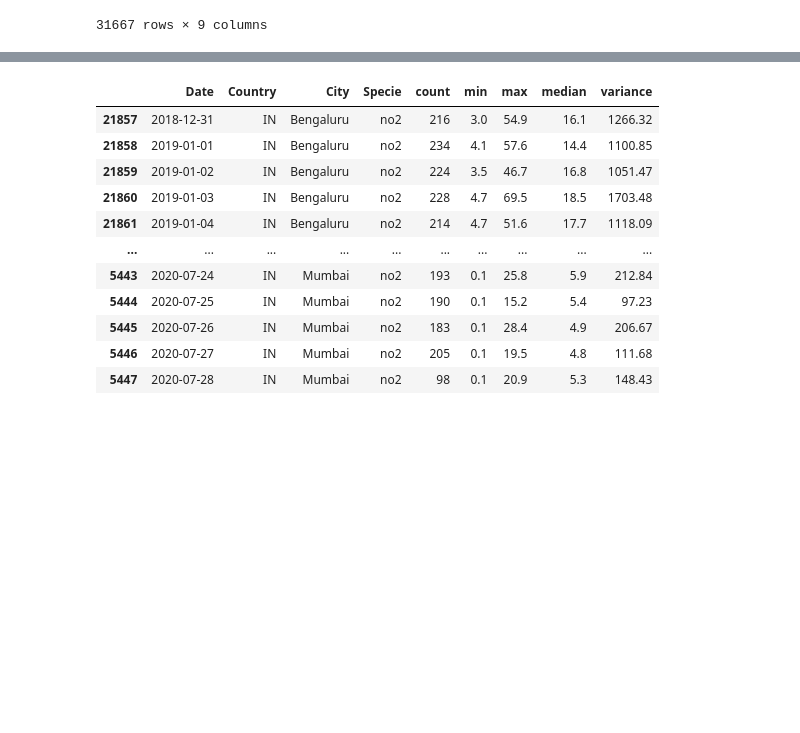
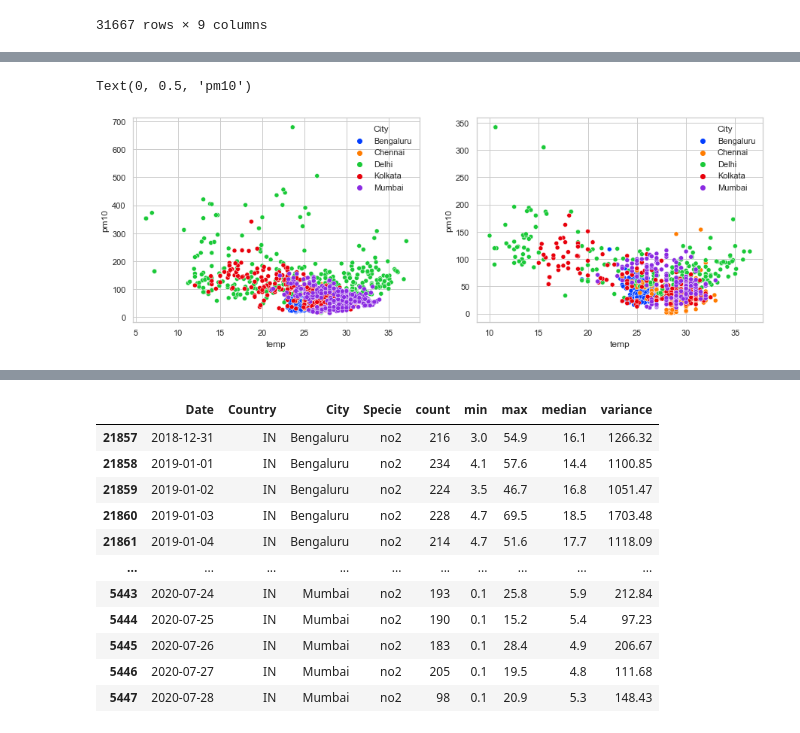
Before and after one commit to algoasylum/ExploringTheUnseen, a Jupyter notebook: code/TemperaturePlots.ipynb, the cells around one changed output, grey strips where cells are left out. Saved outputs shown, nothing was run; the diff lists cells and outputs as text; code cells hidden in the pictures; blank space fills up the shorter version.

```diff
--- a/code/TemperaturePlots.ipynb
+++ b/code/TemperaturePlots.ipynb
@@ -88,12 +108,14 @@ df_temp=df[df['Specie'].isin(['temperature'])]
 df_dew=df[df['Specie'].isin(['dew'])]
 df_hum=df[df['Specie'].isin(['humidity'])]
 df25 = df[df['Specie'].isin(['pm25'])]
+df10 = df[df['Specie'].isin(['pm10'])]
 dfno2= df[df['Specie'].isin(['no2'])]
 dfso2= df[df['Specie'].isin(['so2'])]
 # %%
 df_temp_25=df_temp.merge(df25,on=['City','Date','Country'])
 df_dew_25=df_dew.merge(df25,on=['City','Date','Country'])
 d_hum_25=df_hum.merge(df25,on=['City','Date','Country'])
+df_temp_10=df_temp.merge(df10,on=['City','Date','Country'])
 # %%
 fig,(ax1,ax2) = plt.subplots(2,1,figsize=(20,12),sharex=True)
 for i in city:
@@ -130,3 +168,14 @@ plt.show()
+# %%
+fig,(ax1,ax2) = plt.subplots(1,2,figsize=(15,5))
+sns.scatterplot(df1910['median_x'],df1910['median_y'],hue=df1910['City'],ax=ax1)
+ax1.set_xlabel('temp')
+ax1.set_ylabel('pm10')
+sns.scatterplot(df2010['median_x'],df2010['median_y'],hue=df2010['City'],ax=ax2)
+ax2.set_xlabel('temp')
+ax2.set_ylabel('pm10')
+# %% [output]
+Text(0, 0.5, 'pm10')
+[figure, added]
 # %%
 df_temp_no2=df_temp.merge(dfno2,on=['City','Date','Country'])
 df_dew_no2=df_dew.merge(dfno2,on=['City','Date','Country'])
```
Also changed, not shown: parts of 18 cells of this notebook, 22 other files.
